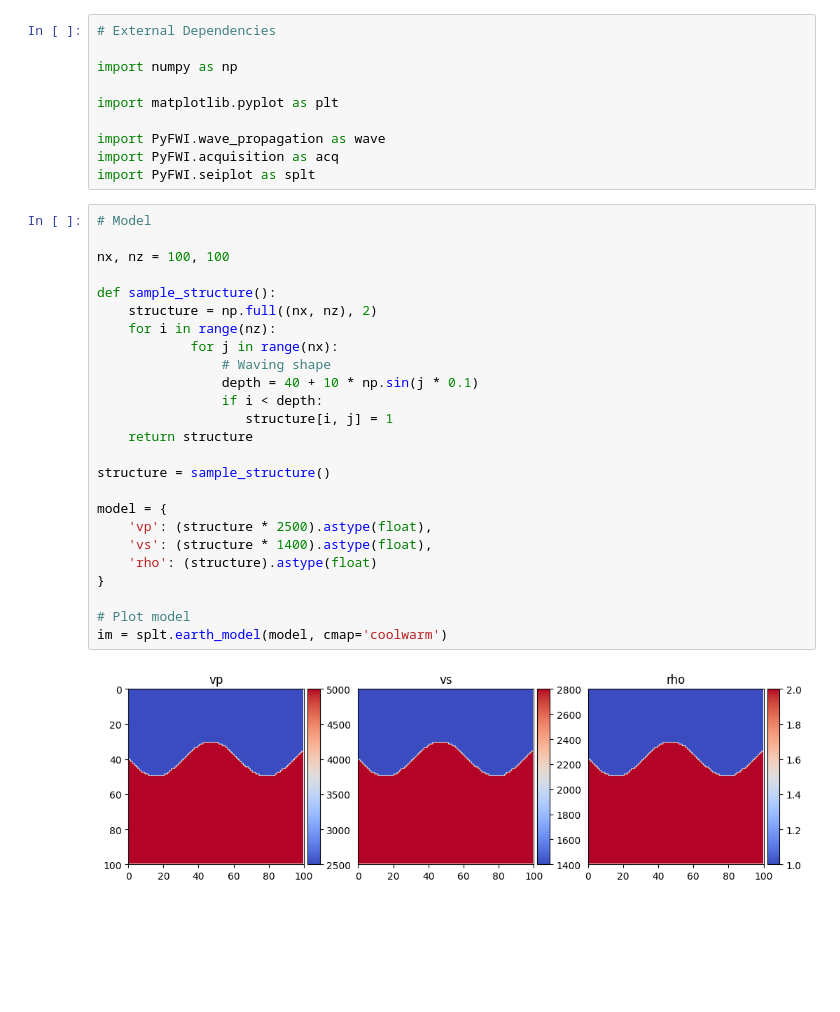
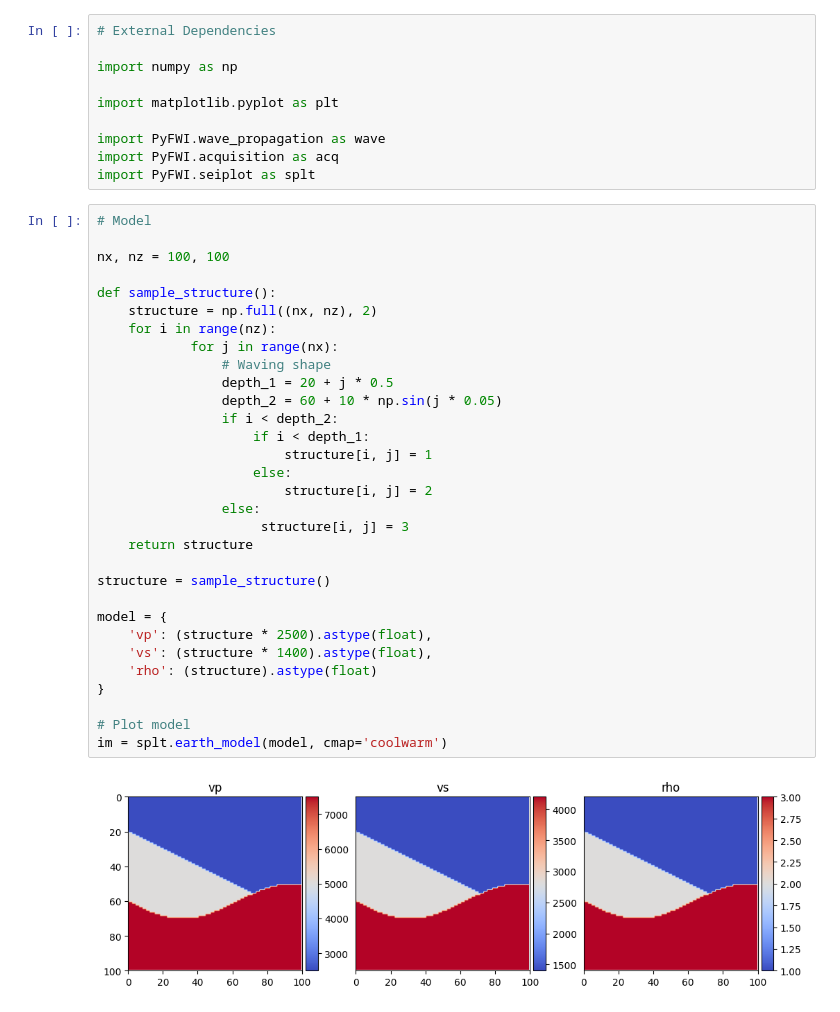
Before and after one commit to csc7/Seismic_Acquisition, a Jupyter notebook: Example_04_Raw_Shots_with_PyFWI.ipynb, the cells around one changed output. Saved outputs shown, nothing was run; the diff lists cells and outputs as text; blank space fills up the shorter version.

```diff
--- a/Example_04_Raw_Shots_with_PyFWI.ipynb
+++ b/Example_04_Raw_Shots_with_PyFWI.ipynb
@@ -14,30 +14,36 @@ import PyFWI.seiplot as splt
 # %%
 # Model
 
 nx, nz = 100, 100
 
 def sample_structure():
     structure = np.full((nx, nz), 2)
     for i in range(nz):
             for j in range(nx):
                 # Waving shape
-                depth = 40 + 10 * np.sin(j * 0.1)
-                if i < depth:
-                   structure[i, j] = 1
+                depth_1 = 20 + j * 0.5
+                depth_2 = 60 + 10 * np.sin(j * 0.05)
+                if i < depth_2:
+                    if i < depth_1:
+                        structure[i, j] = 1
+                    else:
+                        structure[i, j] = 2
+                else:
+                     structure[i, j] = 3
     return structure
 
 structure = sample_structure()
 
 model = {
     'vp': (structure * 2500).astype(float),
     'vs': (structure * 1400).astype(float),
     'rho': (structure).astype(float)
 }
 
 # Plot model
 im = splt.earth_model(model, cmap='coolwarm')
 # %% [output]
-[figure, old version]
+[figure, new version]
 # %%
 # Forward Modelling
 
```
Also changed, not shown: parts of 1 cell of this notebook.
